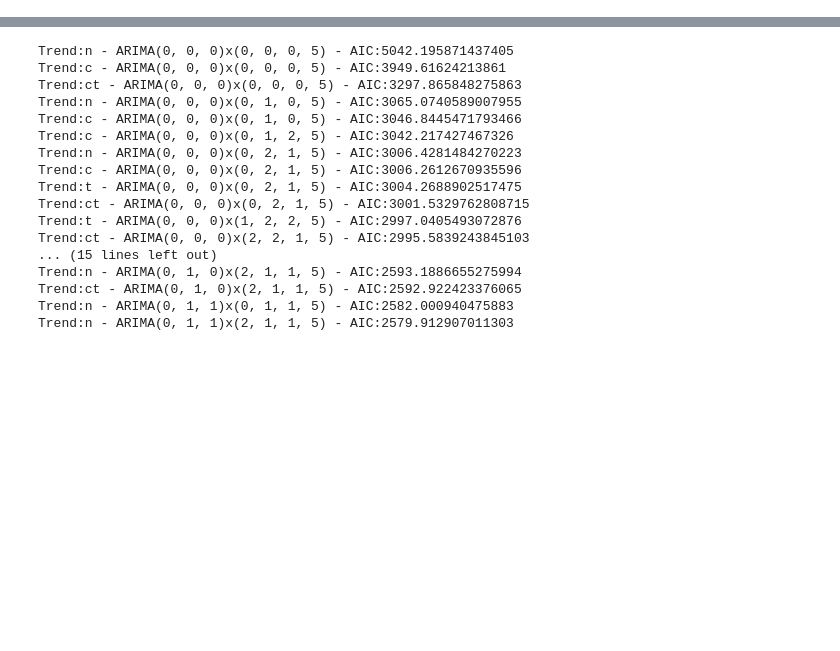
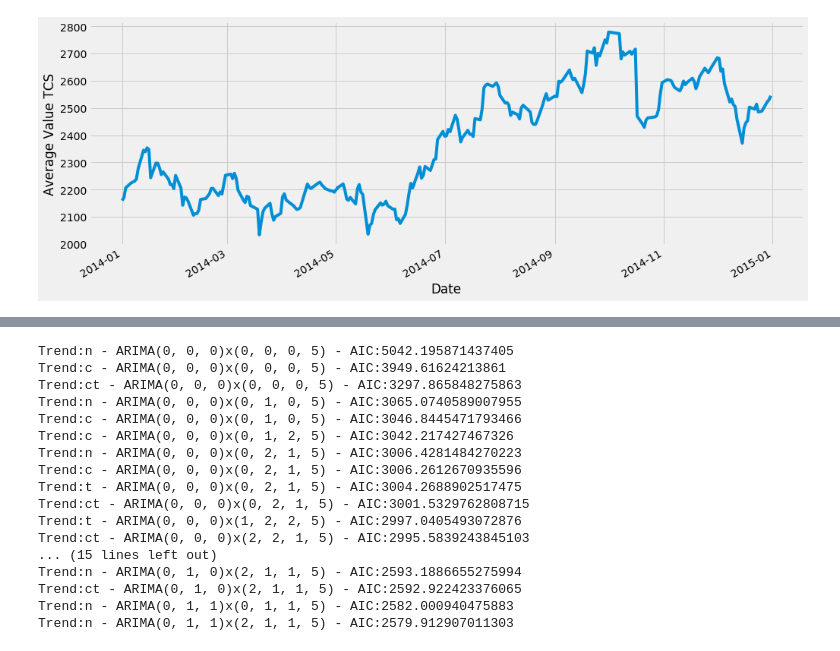
Before and after one commit to ReetBarik/Machine-Learning-Project, a Jupyter notebook: ipython notebooks/univariate-arima.ipynb, the cells around one changed output, grey strips where cells are left out. Drawn from its saved outputs; the diff is of its cells as text; code cells hidden in the pictures; blank space fills up the shorter version.

```diff
--- a/ipython notebooks/univariate-arima.ipynb
+++ b/ipython notebooks/univariate-arima.ipynb
@@ -11 +20,3 @@ plt.style.use('fivethirtyeight')
+# %%
+tcs_y = get_data('../ml-project-data/TCS/01-01-2014-TO-31-12-2014TCSEQN.csv', 2)['Average Price']
 # %%
@@ -40,3 +43,9 @@ plt.show()
+# %%
+tcs_y.plot(figsize=(15, 6))
+plt.ylabel('Average Value TCS')
+plt.show()
+# %% [output]
+[figure, added]
 # %%
 from statsmodels.tsa.seasonal import seasonal_decompose
 decomposition = seasonal_decompose(y, freq=5)
```
Also changed, not shown: parts of 22 cells of this notebook.
